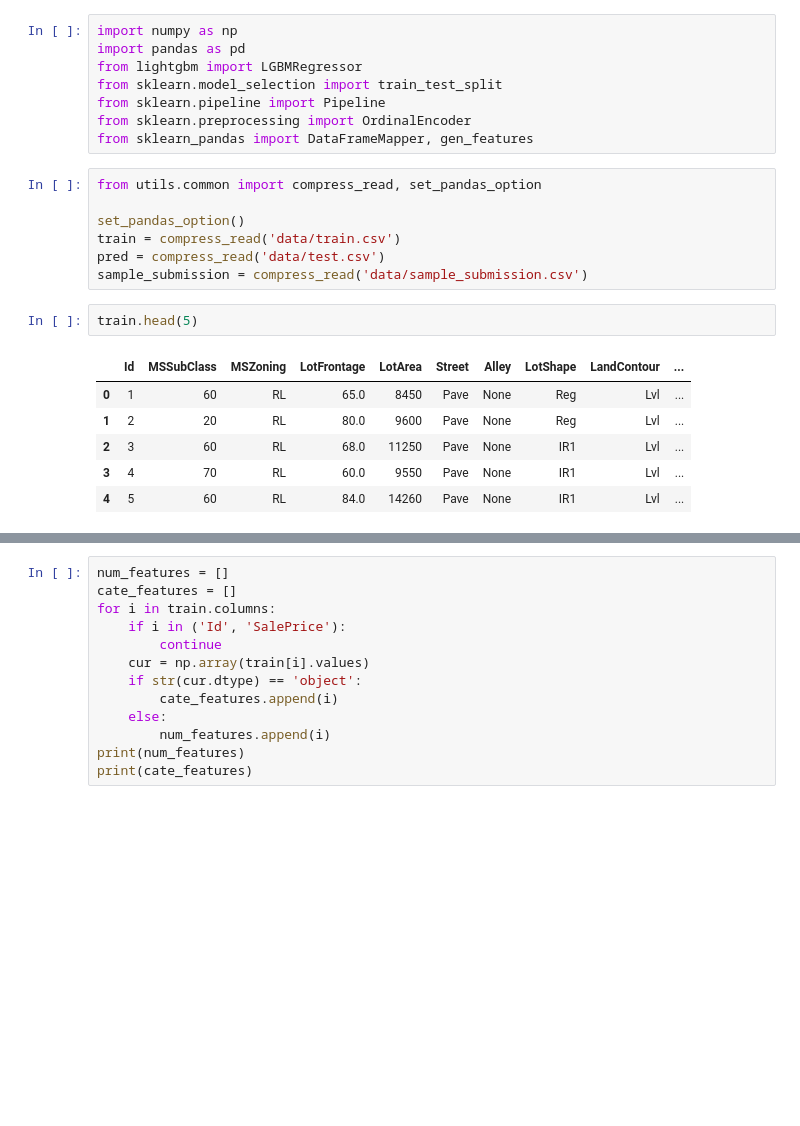
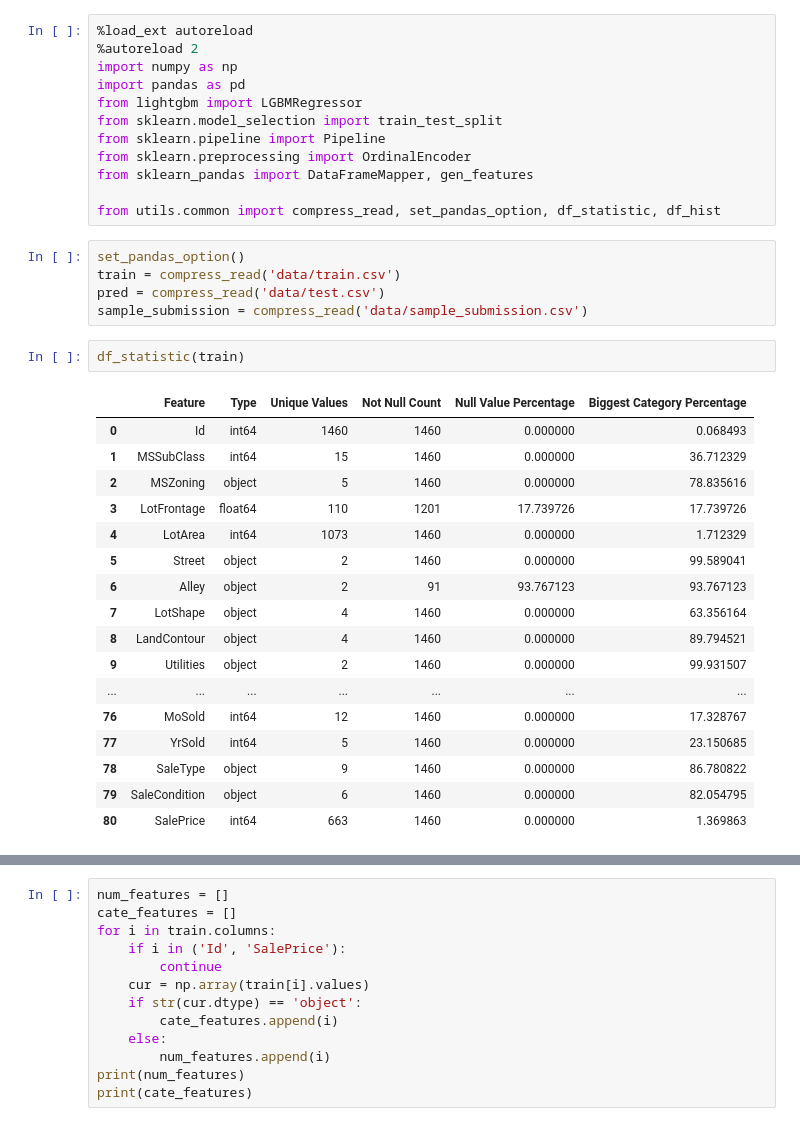
Before and after one commit to kun368/kaggle-code-v2, a Jupyter notebook: contests/house-prices/main.ipynb, the cells around one changed output, grey strips where cells are left out. Saved outputs shown, nothing was run; the diff lists cells and outputs as text; blank space fills up the shorter version.

```diff
--- a/contests/house-prices/main.ipynb
+++ b/contests/house-prices/main.ipynb
@@ -1,4 +1,6 @@
 # %%
+%load_ext autoreload
+%autoreload 2
 import numpy as np
 import pandas as pd
 from lightgbm import LGBMRegressor
@@ -6,19 +8,30 @@ from sklearn.model_selection import train_test_split
 from sklearn.pipeline import Pipeline
 from sklearn.preprocessing import OrdinalEncoder
 from sklearn_pandas import DataFrameMapper, gen_features
+
+from utils.common import compress_read, set_pandas_option, df_statistic, df_hist
 # %%
-from utils.common import compress_read, set_pandas_option
-
 set_pandas_option()
 train = compress_read('data/train.csv')
 pred = compress_read('data/test.csv')
 sample_submission = compress_read('data/sample_submission.csv')
-# %%
-train.head(5)
-# %% [output]
-|  | Id | MSSubClass | MSZoning | LotFrontage | LotArea | Street | Alley | LotShape | LandContour | ... |
-| 0 | 1 | 60 | RL | 65.0 | 8450 | Pave | None | Reg | Lvl | ... |
-| 1 | 2 | 20 | RL | 80.0 | 9600 | Pave | None | Reg | Lvl | ... |
-| 2 | 3 | 60 | RL | 68.0 | 11250 | Pave | None | IR1 | Lvl | ... |
-| 3 | 4 | 70 | RL | 60.0 | 9550 | Pave | None | IR1 | Lvl | ... |
-| 4 | 5 | 60 | RL | 84.0 | 14260 | Pave | None | IR1 | Lvl | ... |
+# %%
+df_statistic(train)
+# %% [output]
+|  | Feature | Type | Unique Values | Not Null Count | Null Value Percentage | Biggest Category Percentage |
+| 0 | Id | int64 | 1460 | 1460 | 0.000000 | 0.068493 |
+| 1 | MSSubClass | int64 | 15 | 1460 | 0.000000 | 36.712329 |
+| 2 | MSZoning | object | 5 | 1460 | 0.000000 | 78.835616 |
+| 3 | LotFrontage | float64 | 110 | 1201 | 17.739726 | 17.739726 |
+| 4 | LotArea | int64 | 1073 | 1460 | 0.000000 | 1.712329 |
+| 5 | Street | object | 2 | 1460 | 0.000000 | 99.589041 |
+| 6 | Alley | object | 2 | 91 | 93.767123 | 93.767123 |
+| 7 | LotShape | object | 4 | 1460 | 0.000000 | 63.356164 |
+| 8 | LandContour | object | 4 | 1460 | 0.000000 | 89.794521 |
+| 9 | Utilities | object | 2 | 1460 | 0.000000 | 99.931507 |
+| ... | ... | ... | ... | ... | ... | ... |
+| 76 | MoSold | int64 | 12 | 1460 | 0.000000 | 17.328767 |
+| 77 | YrSold | int64 | 5 | 1460 | 0.000000 | 23.150685 |
+| 78 | SaleType | object | 9 | 1460 | 0.000000 | 86.780822 |
+| 79 | SaleCondition | object | 6 | 1460 | 0.000000 | 82.054795 |
+| 80 | SalePrice | int64 | 663 | 1460 | 0.000000 | 1.369863 |
```
Also changed, not shown: parts of 2 cells of this notebook, 4 other files.
